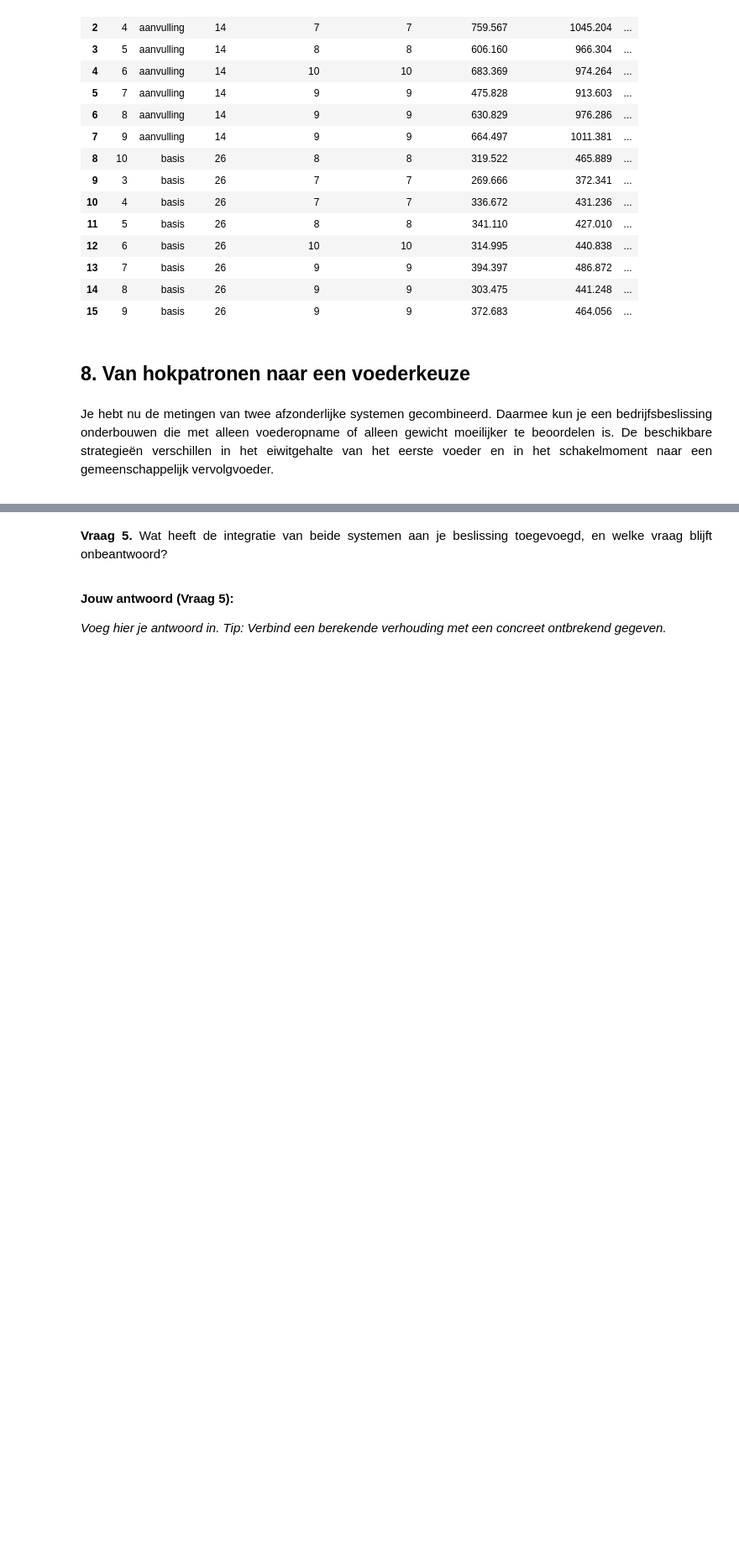
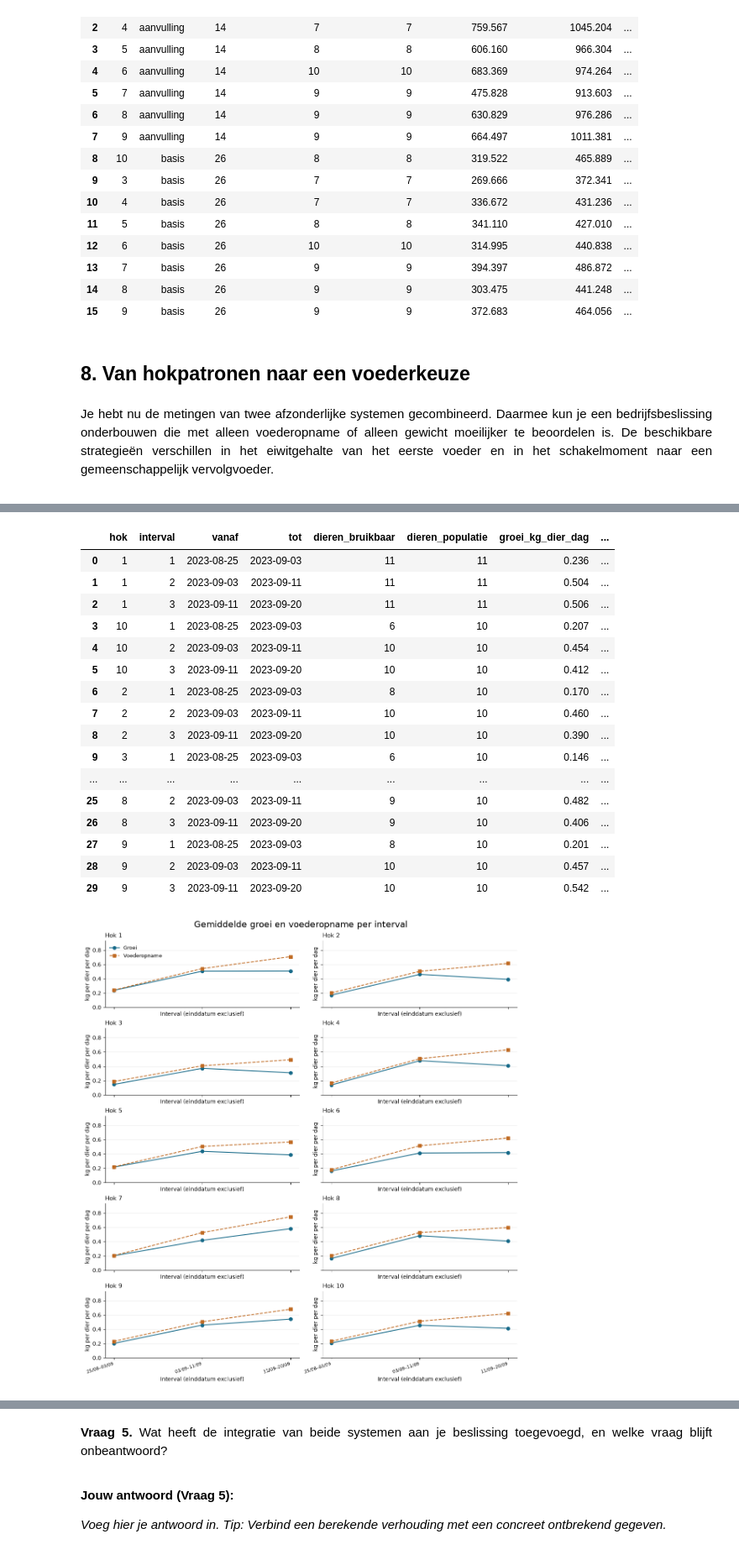
Before and after one commit to lanupro-analytics/starten-met-iot, a Jupyter notebook: docent/notebooks/08_nieuwe_gegevens_toevoegen_en_interpreteren.ipynb, the cells around one changed output, grey strips where cells are left out. Shown at 84% size. Saved outputs shown, nothing was run; the diff lists cells and outputs as text; code cells hidden in the pictures; blank space fills up the shorter version.

```diff
--- a/docent/notebooks/08_nieuwe_gegevens_toevoegen_en_interpreteren.ipynb
+++ b/docent/notebooks/08_nieuwe_gegevens_toevoegen_en_interpreteren.ipynb
@@ -640,0 +651,39 @@ Kies vervolgens één van de vier strategieën voor toekomstig gebruik op het be
+# %%
+from analyse_07 import selecteer, daggewichten, bereken_intervallen
+gewichten_fase, voer_fase, populatie_fase, _, _ = selecteer(data)
+dag_fase = daggewichten(gewichten_fase)
+proefstart = pd.Timestamp("2023-08-24")
+grenzen = [proefstart + pd.Timedelta(days=d) for d in (1, 10, 18, 27)]
+fase_dieren = bereken_intervallen(dag_fase, voer_fase, populatie_fase, grenzen)
+fasen = vat_hokken_samen(fase_dieren)
+fasen["groei_kg_dier_dag"] = fasen.groei_g_dier_dag / 1000
+fasen["voeder_kg_dier_dag"] = fasen.voeder_g_dier_dag / 1000
+fasekolommen = ["hok", "interval", "vanaf", "tot", "dieren_bruikbaar", "dieren_populatie",
+                "groei_kg_dier_dag", "voeder_kg_dier_dag", "voederconversie"]
+display(fasen[fasekolommen].round(3))
+for soort in ("groei_voeder", "conversie"):
+    fig = intervalfiguur(fasen, soort, kilogram=True)
+    fig.savefig(inlever / ("08_voederfasen_" + soort + ".png"), dpi=150, bbox_inches="tight")
+    display(fig)
+    plt.close(fig)
+rangorde = fasen[fasen.interval.eq(2)].sort_values("groei_kg_dier_dag", ascending=False)
+display(rangorde[fasekolommen].round(3))
+# %% [output]
+|  | hok | interval | vanaf | tot | dieren_bruikbaar | dieren_populatie | groei_kg_dier_dag | ... |
+| 0 | 1 | 1 | 2023-08-25 | 2023-09-03 | 11 | 11 | 0.236 | ... |
+| 1 | 1 | 2 | 2023-09-03 | 2023-09-11 | 11 | 11 | 0.504 | ... |
+| 2 | 1 | 3 | 2023-09-11 | 2023-09-20 | 11 | 11 | 0.506 | ... |
+| 3 | 10 | 1 | 2023-08-25 | 2023-09-03 | 6 | 10 | 0.207 | ... |
+| 4 | 10 | 2 | 2023-09-03 | 2023-09-11 | 10 | 10 | 0.454 | ... |
+| 5 | 10 | 3 | 2023-09-11 | 2023-09-20 | 10 | 10 | 0.412 | ... |
+| 6 | 2 | 1 | 2023-08-25 | 2023-09-03 | 8 | 10 | 0.170 | ... |
+| 7 | 2 | 2 | 2023-09-03 | 2023-09-11 | 10 | 10 | 0.460 | ... |
+| 8 | 2 | 3 | 2023-09-11 | 2023-09-20 | 10 | 10 | 0.390 | ... |
+| 9 | 3 | 1 | 2023-08-25 | 2023-09-03 | 6 | 10 | 0.146 | ... |
+| ... | ... | ... | ... | ... | ... | ... | ... | ... |
+| 25 | 8 | 2 | 2023-09-03 | 2023-09-11 | 9 | 10 | 0.482 | ... |
+| 26 | 8 | 3 | 2023-09-11 | 2023-09-20 | 9 | 10 | 0.406 | ... |
+| 27 | 9 | 1 | 2023-08-25 | 2023-09-03 | 8 | 10 | 0.201 | ... |
+| 28 | 9 | 2 | 2023-09-03 | 2023-09-11 | 10 | 10 | 0.457 | ... |
+| 29 | 9 | 3 | 2023-09-11 | 2023-09-20 | 10 | 10 | 0.542 | ... |
+[figure, added]
```
Also changed, not shown: parts of 13 cells of this notebook, 12 other files.
